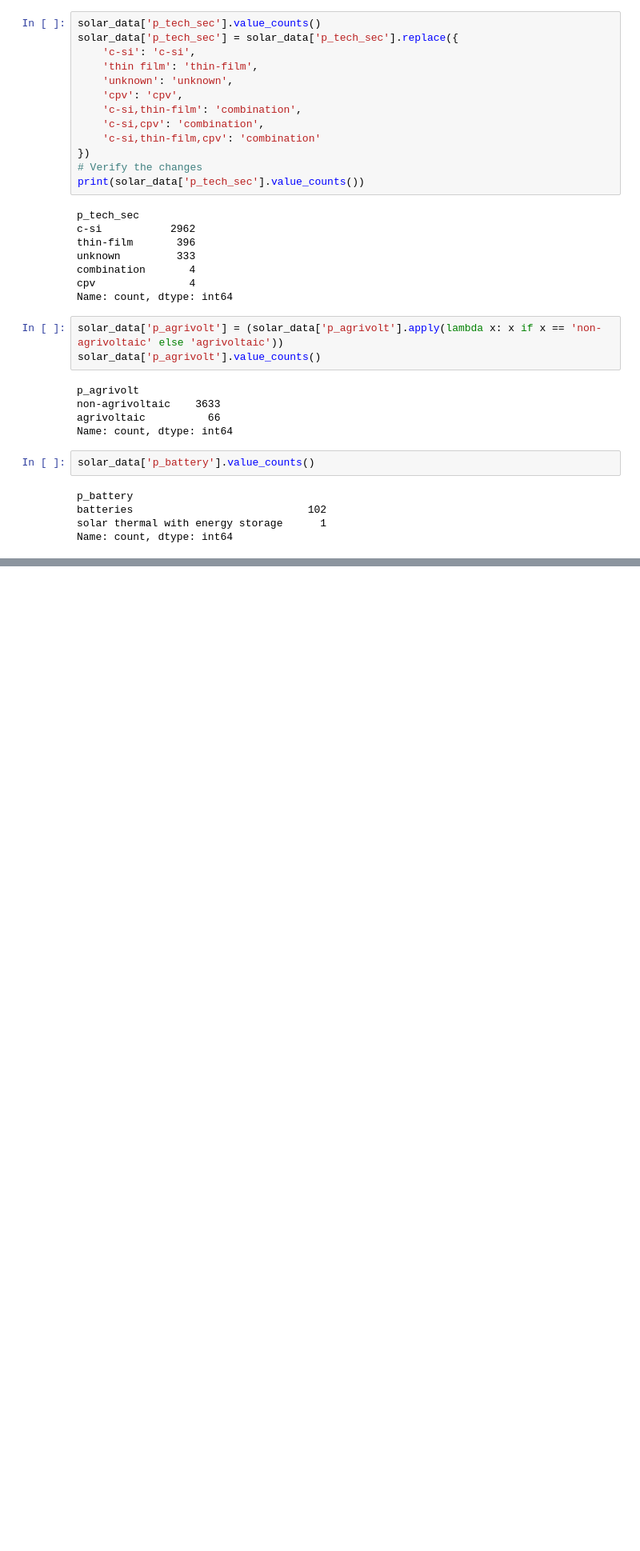
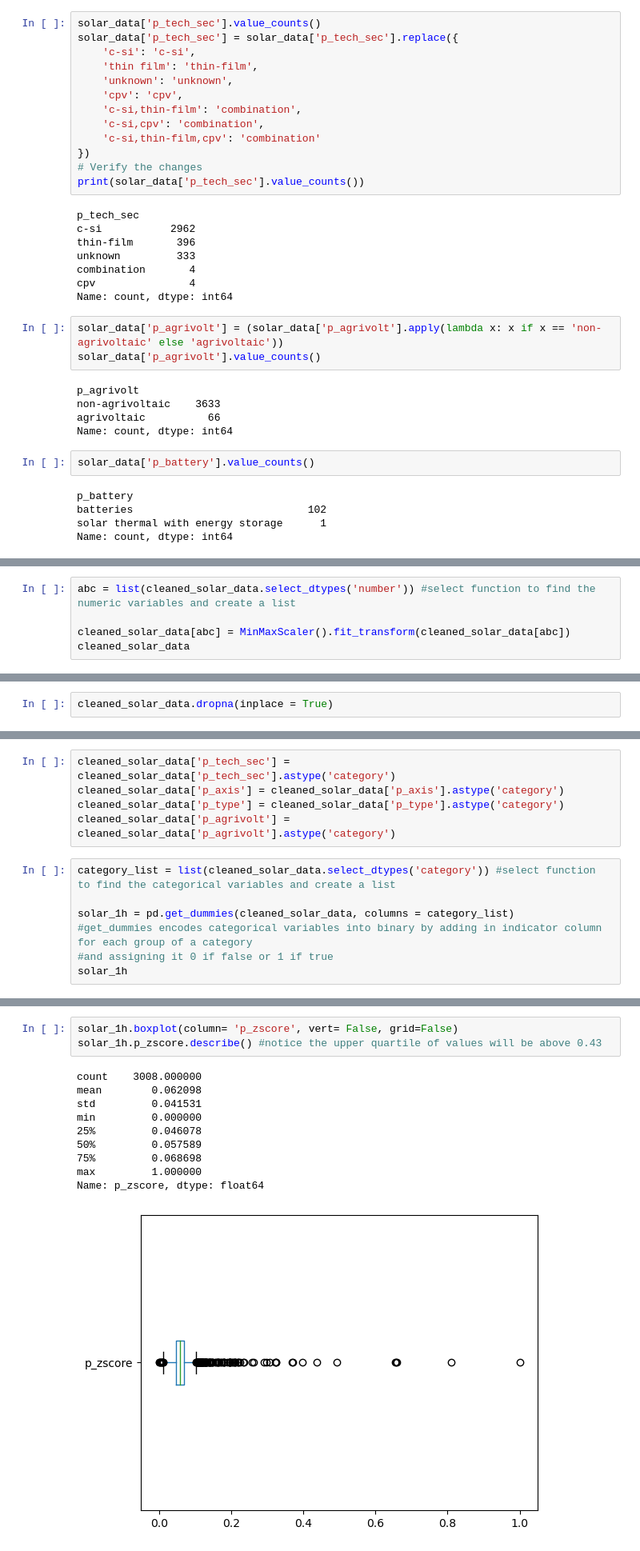
Before and after one commit to LibertyV7/DS4001G1, a Jupyter notebook: data_cleaning.ipynb, the cells around one changed output, grey strips where cells are left out. Shown: that part at 80% size. Saved outputs shown, nothing was run; the diff lists cells and outputs as text; blank space fills up the shorter version.

```diff
--- a/data_cleaning.ipynb
+++ b/data_cleaning.ipynb
@@ -116,0 +122,5 @@ memory usage: 346.9+ KB
+# %%
+abc = list(cleaned_solar_data.select_dtypes('number')) #select function to find the numeric variables and create a list
+
+cleaned_solar_data[abc] = MinMaxScaler().fit_transform(cleaned_solar_data[abc])
+cleaned_solar_data
@@ -116,0 +141,2 @@ memory usage: 346.9+ KB
+# %%
+cleaned_solar_data.dropna(inplace = True)
@@ -116,0 +165,12 @@ memory usage: 346.9+ KB
+# %%
+cleaned_solar_data['p_tech_sec'] = cleaned_solar_data['p_tech_sec'].astype('category')
+cleaned_solar_data['p_axis'] = cleaned_solar_data['p_axis'].astype('category')
+cleaned_solar_data['p_type'] = cleaned_solar_data['p_type'].astype('category')
+cleaned_solar_data['p_agrivolt'] = cleaned_solar_data['p_agrivolt'].astype('category')
+# %%
+category_list = list(cleaned_solar_data.select_dtypes('category')) #select function to find the categorical variables and create a list
+
+solar_1h = pd.get_dummies(cleaned_solar_data, columns = category_list)
+#get_dummies encodes categorical variables into binary by adding in indicator column for each group of a category
+#and assigning it 0 if false or 1 if true
+solar_1h
@@ -116,0 +191,14 @@ memory usage: 346.9+ KB
+# %%
+solar_1h.boxplot(column= 'p_zscore', vert= False, grid=False)
+solar_1h.p_zscore.describe() #notice the upper quartile of values will be above 0.43
+# %% [output]
+count    3008.000000
+mean        0.062098
+std         0.041531
+min         0.000000
+25%         0.046078
+50%         0.057589
+75%         0.068698
+max         1.000000
+Name: p_zscore, dtype: float64
+[figure, added]
```
Also changed, not shown: parts of 46 cells of this notebook.
